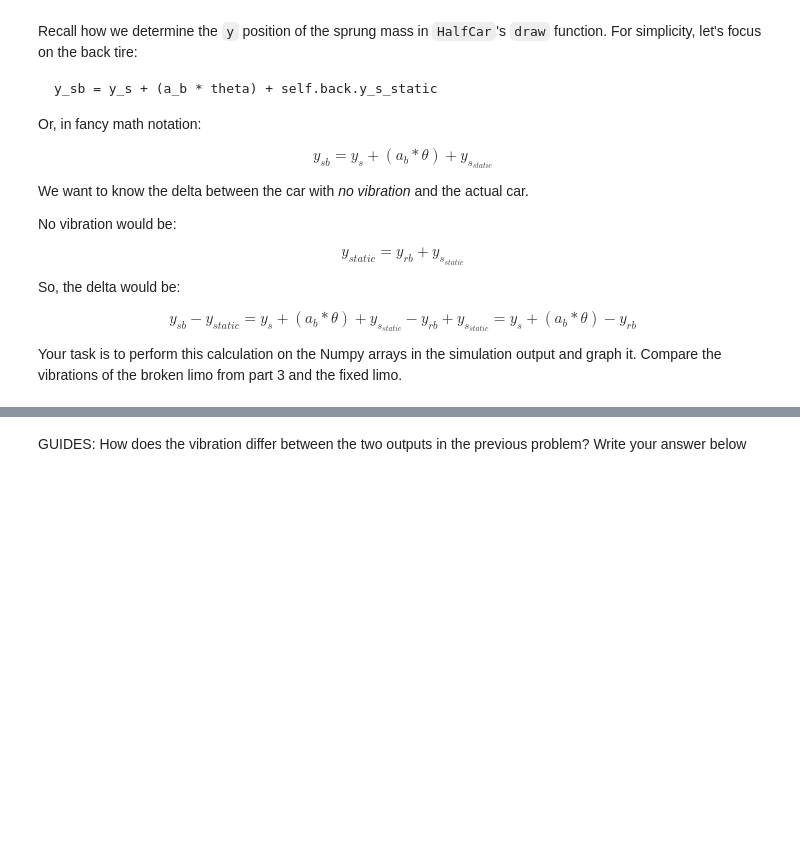
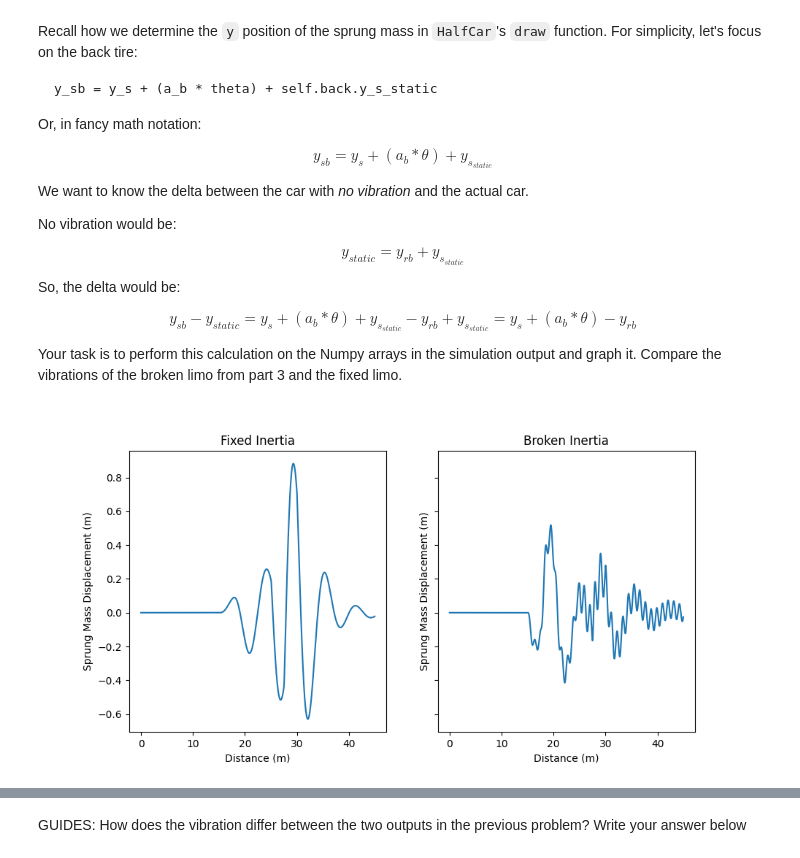
Before and after one commit to AndParker1/IntroPythonProgramming, a Jupyter notebook: Week_6_classes/HW_3_classes_and_simulation.ipynb, the cells around one changed output, grey strips where cells are left out. Saved outputs shown, nothing was run; the diff lists cells and outputs as text; code cells hidden in the pictures; blank space fills up the shorter version.

```diff
--- a/Week_6_classes/HW_3_classes_and_simulation.ipynb
+++ b/Week_6_classes/HW_3_classes_and_simulation.ipynb
@@ -459,7 +769,23 @@ broken_model_output = broken_model.simulate(velocity=10, dt=4, x_r=X_r * 5, y_r=
 # %%
 # GUIDES: Write code to calculate and plot the vibration of the non-broken and broken limo. You should use two subplots -- one for each limo -- and fix the axes to be the same.
 # The first plot should be the non-broken limo.
-fig_vib, axs_vib = (..., ...)
+fig_vib, axs_vib = plt.subplots(1, 2, figsize = (10,5), sharey=True)
+
+delta_fixed = stretch_model_output.y_s + (stretch_limo_model.a_b * stretch_model_output.theta) - stretch_model_output.y_rb
+axs_vib[0].plot(stretch_model_output.x_r, delta_fixed)
+axs_vib[0].set_title("Fixed Inertia")
+axs_vib[0].set_xlabel("Distance (m)")
+axs_vib[0].set_ylabel("Sprung Mass Displacement (m)")
+
+delta_broken = broken_model_output.y_s + (broken_model.a_b * broken_model_output.theta) - broken_model_output.y_rb
+axs_vib[1].plot(broken_model_output.x_r, delta_broken)
+axs_vib[1].set_title("Broken Inertia")
+axs_vib[1].set_xlabel("Distance (m)")
+axs_vib[1].set_ylabel("Sprung Mass Displacement (m)")
+
+plt.show()
+# %% [output]
+[figure, added]
 # %%
 ## Part 4, cont
 # Now, go back and modify `HalfCarSimulationOutput` to contain a `sprung_mass_displacement` function to perform the calculation you did above:
```
Also changed, not shown: parts of 30 cells of this notebook, 3 other files.
